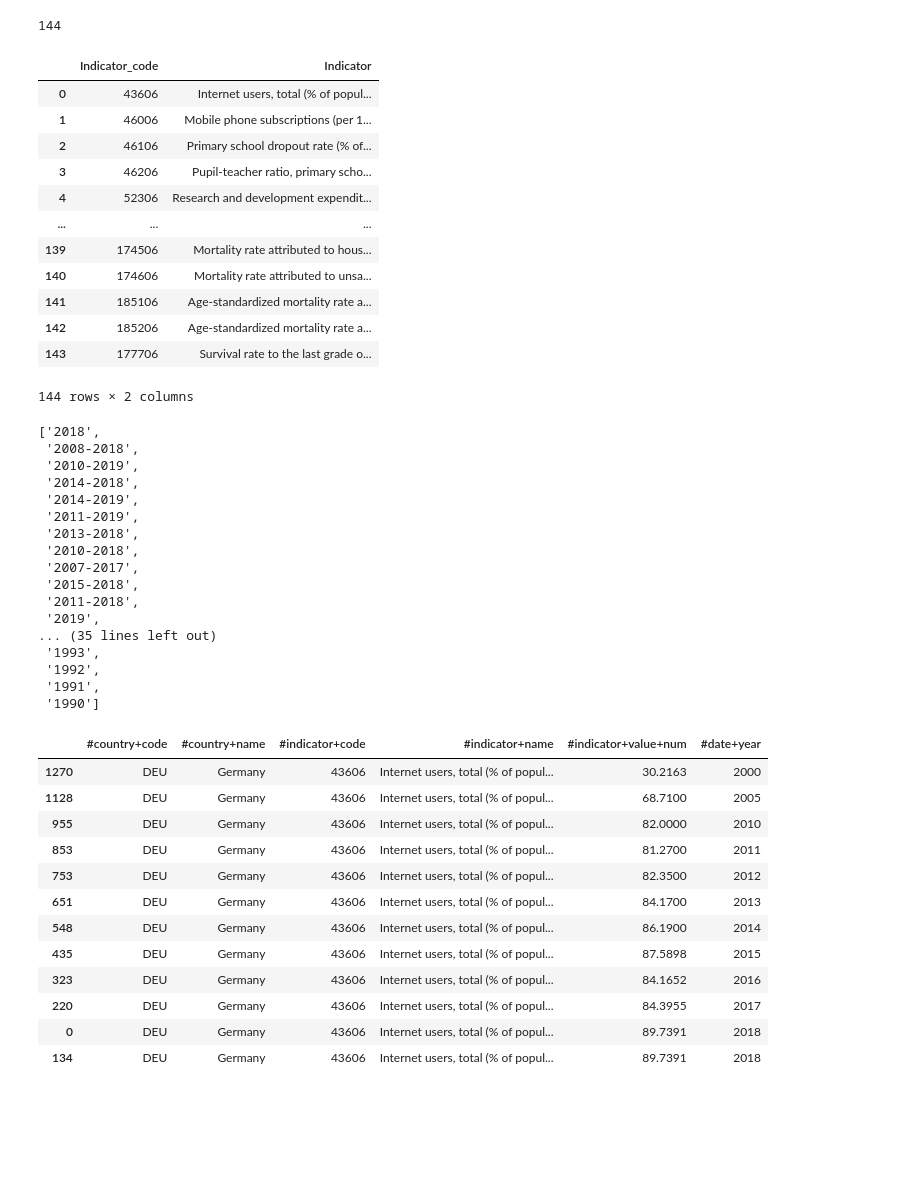
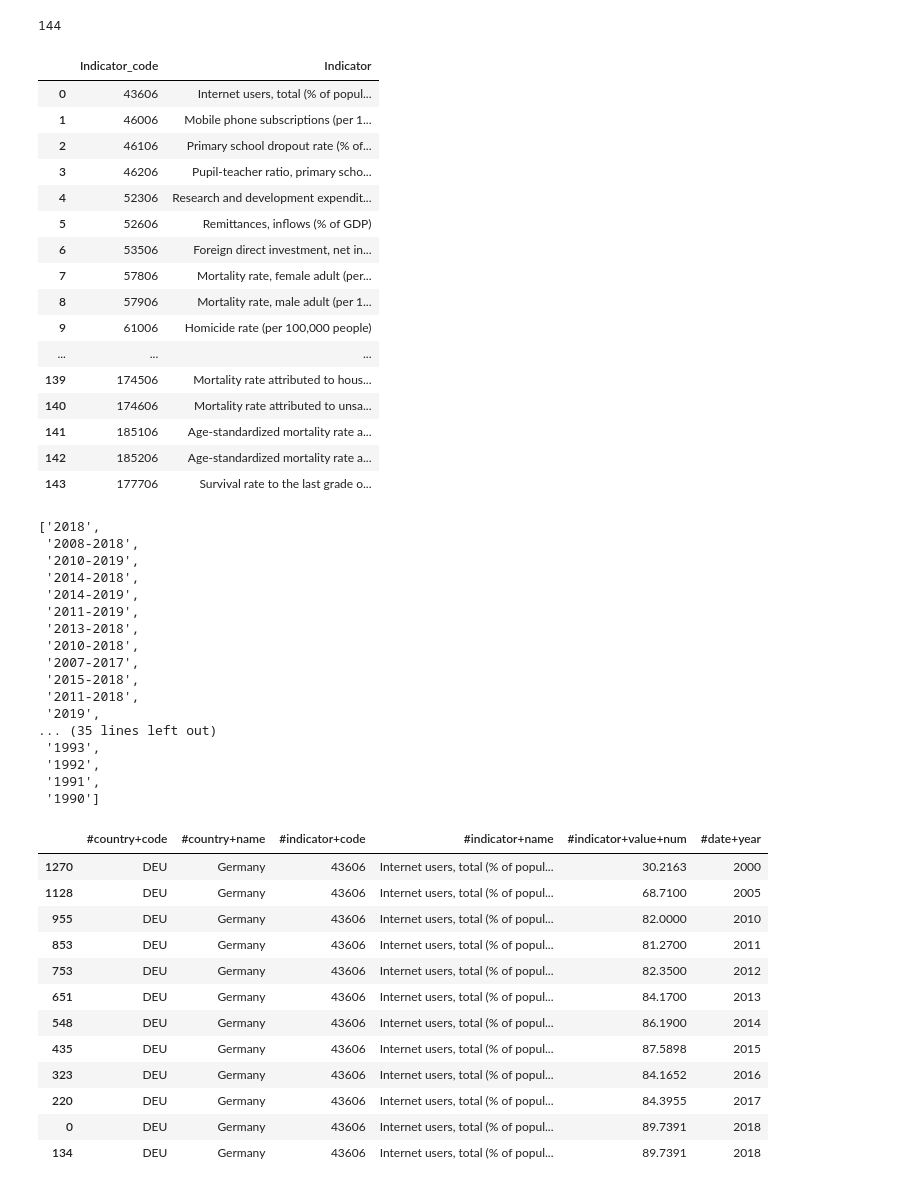
Before and after one commit to varun070298/Germany-Statistics, a Jupyter notebook: DE.Statistics.ipynb, the cells around one changed output. Cells and saved outputs as stored; diff of their text form; code cells hidden in the pictures; blank space fills up the shorter version.

```diff
--- a/DE.Statistics.ipynb
+++ b/DE.Statistics.ipynb
@@ -42,45 +42,51 @@ indicators = df['#indicator+name'].unique().tolist()
 # %%
 indicators_code = df['#indicator+code'].unique().tolist()
 # %%
-dataset = pd.DataFrame({'Indicator_code':indicators_code,'Indicator': indicators})
+indicator_df = pd.DataFrame({'Indicator_code':indicators_code,'Indicator': indicators})
-# %%
-dataset
-# %% [output]
-|  | Indicator_code | Indicator |
-| 0 | 43606 | Internet users, total (% of popul... |
-| 1 | 46006 | Mobile phone subscriptions (per 1... |
-| 2 | 46106 | Primary school dropout rate (% of... |
-| 3 | 46206 | Pupil-teacher ratio, primary scho... |
-| 4 | 52306 | Research and development expendit... |
-| ... | ... | ... |
-| 139 | 174506 | Mortality rate attributed to hous... |
-| 140 | 174606 | Mortality rate attributed to unsa... |
-| 141 | 185106 | Age-standardized mortality rate a... |
-| 142 | 185206 | Age-standardized mortality rate a... |
-| 143 | 177706 | Survival rate to the last grade o... |
-144 rows × 2 columns
+# %%
+pd.set_option('display.max_rows', df.shape[0]+1)
+# %%
+indicator_df
+# %% [output]
+|  | Indicator_code | Indicator |
+| 0 | 43606 | Internet users, total (% of popul... |
+| 1 | 46006 | Mobile phone subscriptions (per 1... |
+| 2 | 46106 | Primary school dropout rate (% of... |
+| 3 | 46206 | Pupil-teacher ratio, primary scho... |
+| 4 | 52306 | Research and development expendit... |
+| 5 | 52606 | Remittances, inflows (% of GDP) |
+| 6 | 53506 | Foreign direct investment, net in... |
+| 7 | 57806 | Mortality rate, female adult (per... |
+| 8 | 57906 | Mortality rate, male adult (per 1... |
+| 9 | 61006 | Homicide rate (per 100,000 people) |
+| ... | ... | ... |
+| 139 | 174506 | Mortality rate attributed to hous... |
+| 140 | 174606 | Mortality rate attributed to unsa... |
+| 141 | 185106 | Age-standardized mortality rate a... |
+| 142 | 185206 | Age-standardized mortality rate a... |
+| 143 | 177706 | Survival rate to the last grade o... |
 # %%
 years = df['#date+year'].unique().tolist()
-# %%
-years
-# %% [output]
-['2018',
- '2008-2018',
- '2010-2019',
- '2014-2018',
- '2014-2019',
- '2011-2019',
- '2013-2018',
- '2010-2018',
- '2007-2017',
- '2015-2018',
- '2011-2018',
- '2019',
-... (35 lines left out)
- '1993',
- '1992',
- '1991',
- '1990']
+# %%
+years
+# %% [output]
+['2018',
+ '2008-2018',
+ '2010-2019',
+ '2014-2018',
+ '2014-2019',
+ '2011-2019',
+ '2013-2018',
+ '2010-2018',
+ '2007-2017',
+ '2015-2018',
+ '2011-2018',
+ '2019',
+... (35 lines left out)
+ '1993',
+ '1992',
+ '1991',
+ '1990']
 # %%
 df_int = df.loc[df["#indicator+name"] == 'Internet users, total (% of population)']
 # %%
```
